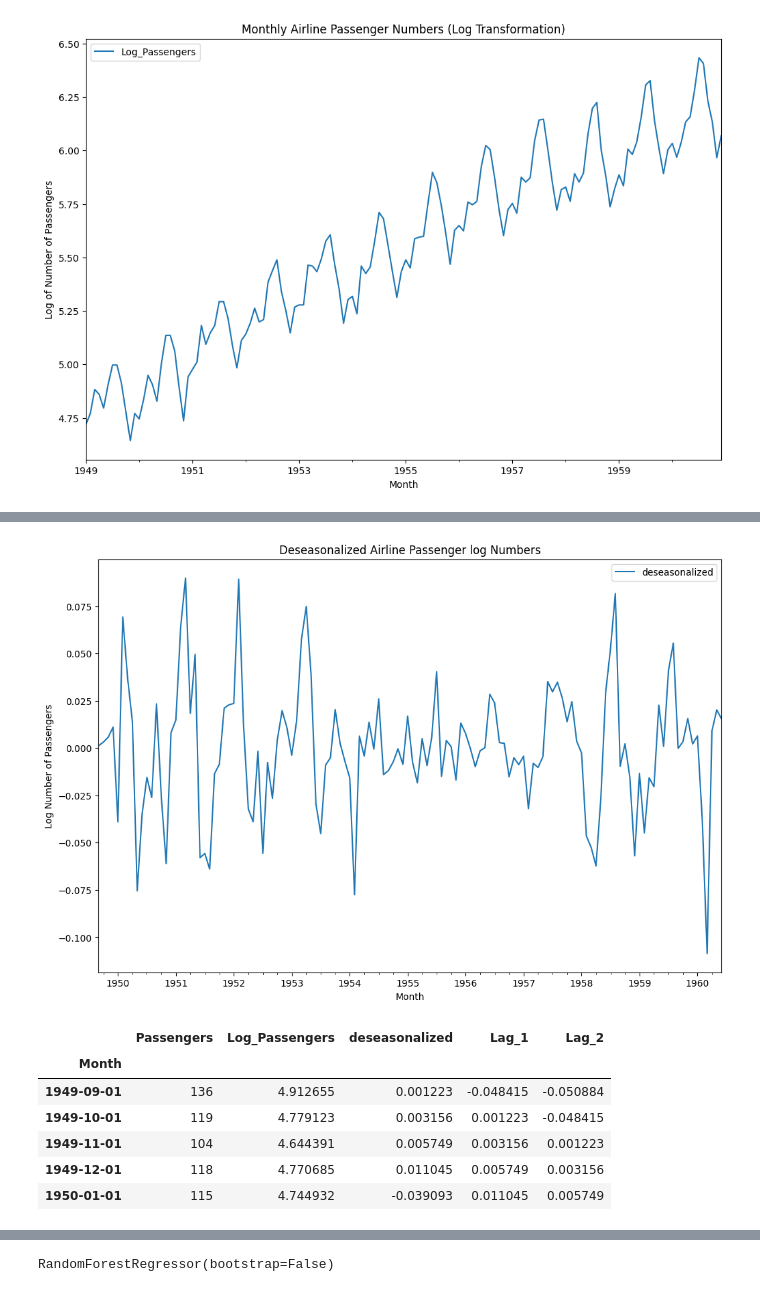
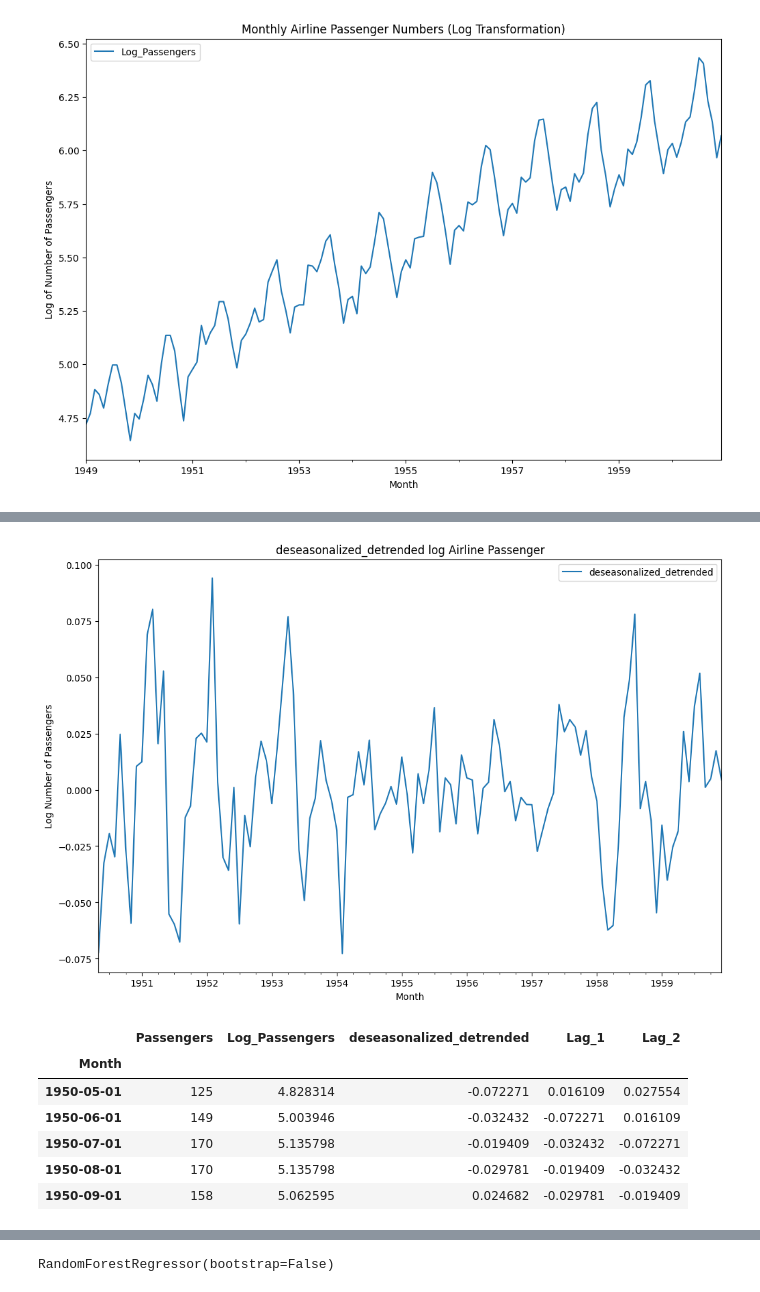
Before and after one commit to PJalgotrader/Deep_forecasting-USU, a Jupyter notebook: Lectures and codes/Module 5- Machine Learning Forecasting/Module5-DT_intuition.ipynb, the cells around one changed output, grey strips where cells are left out. Drawn from its saved outputs; the diff is of its cells as text; code cells hidden in the pictures.

```diff
--- a/Lectures and codes/Module 5- Machine Learning Forecasting/Module5-DT_intuition.ipynb
+++ b/Lectures and codes/Module 5- Machine Learning Forecasting/Module5-DT_intuition.ipynb
@@ -461,12 +480,10 @@ plt.show()
 # %%
-
-# Step 1: Detrend and Deseasonalize
-decomposition = seasonal_decompose(data['Log_Passengers'], model='additive', period=12)
-data['deseasonalized'] = data['Log_Passengers'] - decomposition.seasonal - decomposition.trend
+# creating the deseasonalized and detrended data
+data['deseasonalized_detrended'] = data['Log_Passengers'] - decomposition.seasonal - decomposition.trend
 
 # Create lag features on the deseasonalized data
-data['Lag_1'] = data['deseasonalized'].shift(1)
-data['Lag_2'] = data['deseasonalized'].shift(2)
+data['Lag_1'] = data['deseasonalized_detrended'].shift(1)
+data['Lag_2'] = data['deseasonalized_detrended'].shift(2)
 data.dropna(inplace=True)
 
 data.head()
@@ -487,23 +498,23 @@ plt.show()
 # %%
 # plot the data to see the deseasonalized data
-data['deseasonalized'].plot(figsize=(12, 8))
-plt.title('Deseasonalized Airline Passenger log Numbers')
+data['deseasonalized_detrended'].plot(figsize=(12, 8))
+plt.title('deseasonalized_detrended log Airline Passenger')
 plt.xlabel('Month')
 plt.ylabel('Log Number of Passengers')
 plt.legend()
 plt.show()
 # %% [output]
-[figure, old version]
+[figure, new version]
 # %%
 data.head()
 # %% [output]
-|  | Passengers | Log_Passengers | deseasonalized | Lag_1 | Lag_2 |
+|  | Passengers | Log_Passengers | deseasonalized_detrended | Lag_1 | Lag_2 |
 | Month |  |  |  |  |  |
-| 1949-09-01 | 136 | 4.912655 | 0.001223 | -0.048415 | -0.050884 |
-| 1949-10-01 | 119 | 4.779123 | 0.003156 | 0.001223 | -0.048415 |
-| 1949-11-01 | 104 | 4.644391 | 0.005749 | 0.003156 | 0.001223 |
-| 1949-12-01 | 118 | 4.770685 | 0.011045 | 0.005749 | 0.003156 |
-| 1950-01-01 | 115 | 4.744932 | -0.039093 | 0.011045 | 0.005749 |
+| 1950-05-01 | 125 | 4.828314 | -0.072271 | 0.016109 | 0.027554 |
+| 1950-06-01 | 149 | 5.003946 | -0.032432 | -0.072271 | 0.016109 |
+| 1950-07-01 | 170 | 5.135798 | -0.019409 | -0.032432 | -0.072271 |
+| 1950-08-01 | 170 | 5.135798 | -0.029781 | -0.019409 | -0.032432 |
+| 1950-09-01 | 158 | 5.062595 | 0.024682 | -0.029781 | -0.019409 |
 # %%
 data.info()
 # %% [output]
```
Also changed, not shown: parts of 20 cells of this notebook.
